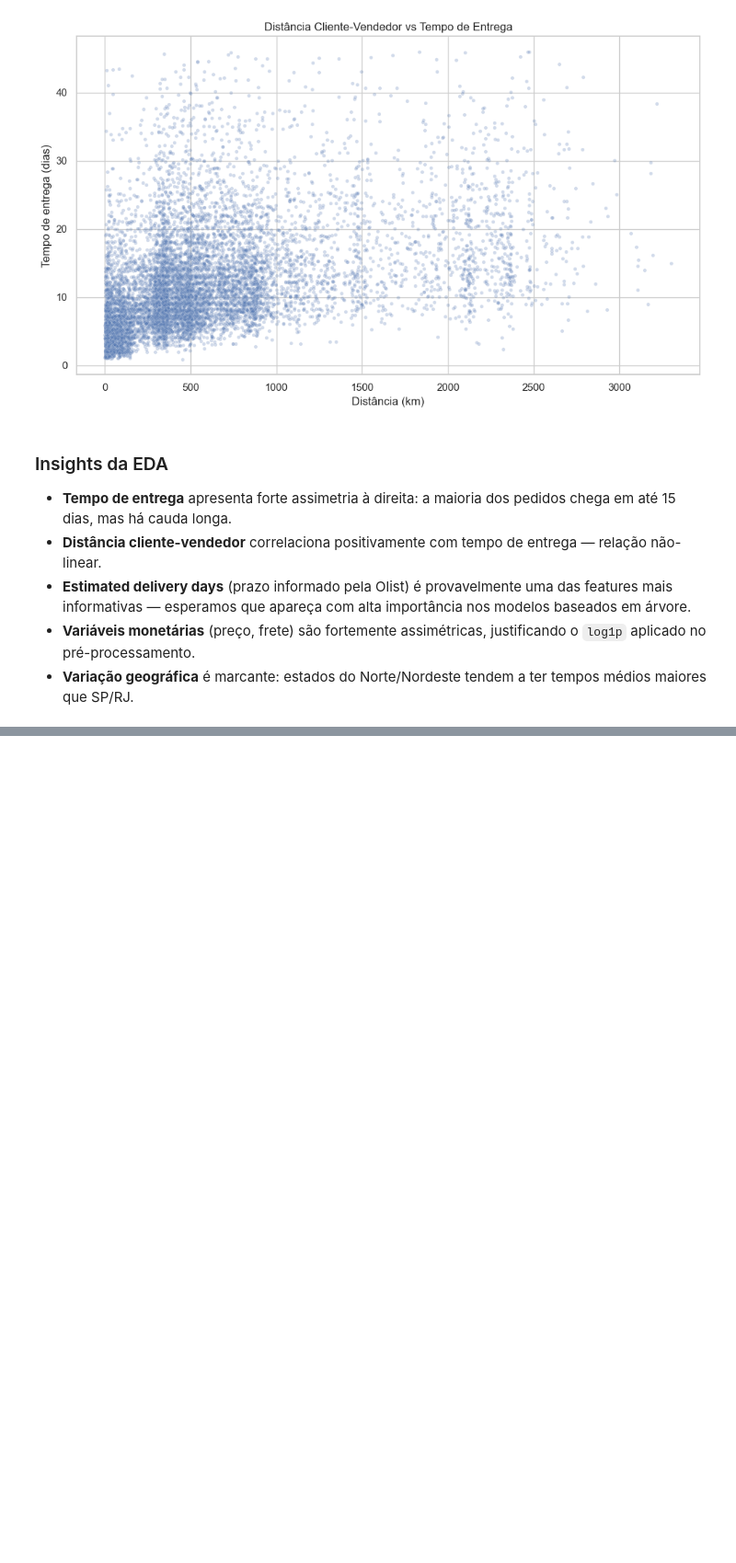
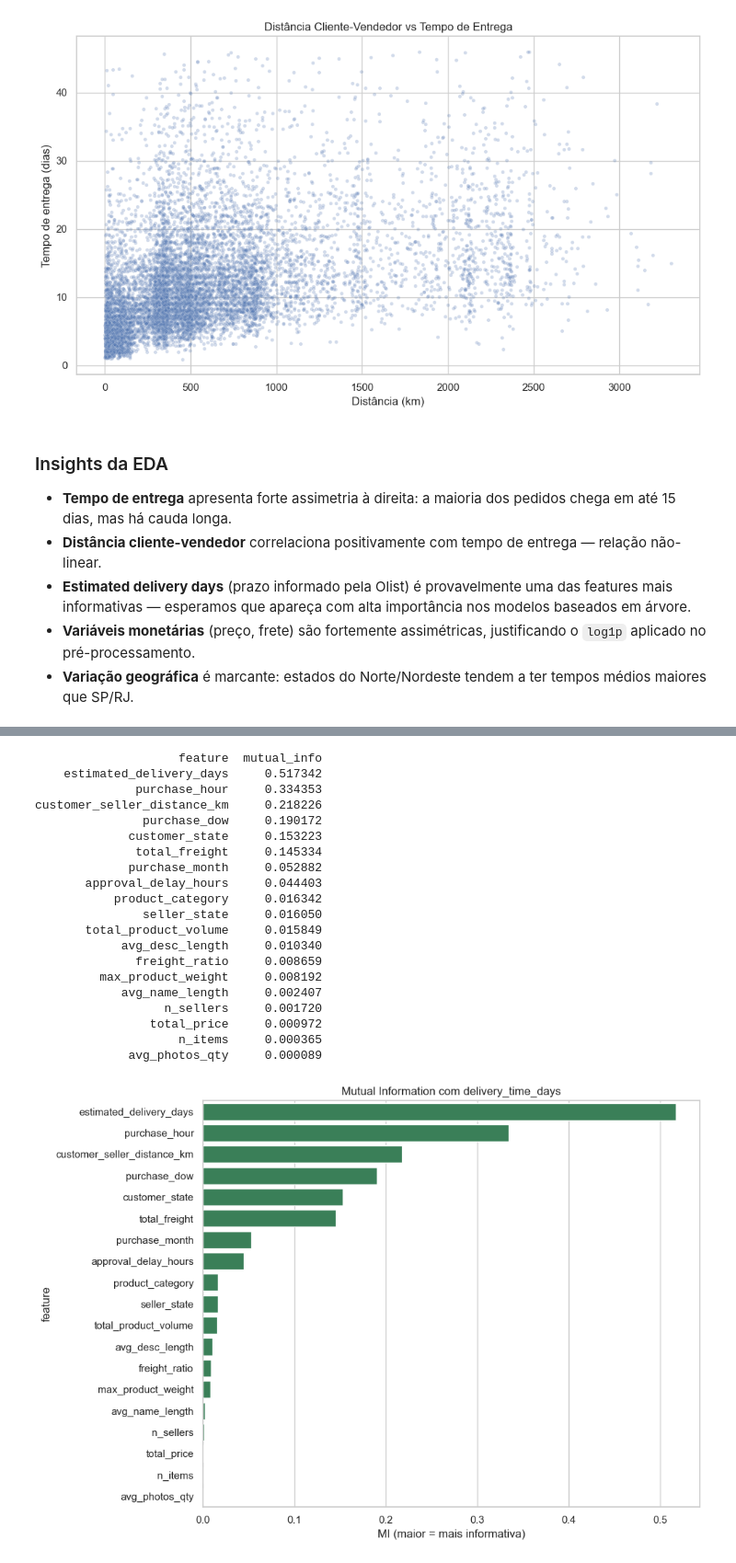
Before and after one commit to Overkillas/olist-delivery-time-prediction, a Jupyter notebook: olist_delivery_time_prediction.ipynb, the cells around one changed output, grey strips where cells are left out. Shown at 92% size. Drawn from its saved outputs; the diff is of its cells as text; code cells hidden in the pictures; blank space fills up the shorter version.

```diff
--- a/olist_delivery_time_prediction.ipynb
+++ b/olist_delivery_time_prediction.ipynb
@@ -799,0 +928,45 @@ plt.show()
+# %%
+# === Seção 4.2 — Mutual Information ===
+# Pode ser lento em ~95k linhas; usamos uma amostra para acelerar mantendo robustez estatística.
+
+amostra_mi = df_enc.sample(n=min(20000, len(df_enc)), random_state=SEED)
+X_mi = amostra_mi[FEATURES_ALL]
+y_mi = amostra_mi["delivery_time_days"]
+
+# discrete_features=True só para colunas codificadas como inteiros (categóricas + algumas discretas)
+discrete_mask = [c in FEATURES_CAT + ["purchase_dow", "purchase_month", "purchase_hour", "n_items", "n_sellers"]
+                 for c in FEATURES_ALL]
+
+mi = mutual_info_regression(X_mi, y_mi, discrete_features=discrete_mask, random_state=SEED)
+mi_df = pd.DataFrame({"feature": FEATURES_ALL, "mutual_info": mi}).sort_values("mutual_info", ascending=False)
+
+print(mi_df.to_string(index=False))
+
+plt.figure(figsize=(10, 7))
+sns.barplot(data=mi_df, y="feature", x="mutual_info", color="seagreen")
+plt.title("Mutual Information com delivery_time_days")
+plt.xlabel("MI (maior = mais informativa)")
+plt.tight_layout()
+plt.show()
+# %% [output]
+                    feature  mutual_info
+    estimated_delivery_days     0.517342
+              purchase_hour     0.334353
+customer_seller_distance_km     0.218226
+               purchase_dow     0.190172
+             customer_state     0.153223
+              total_freight     0.145334
+             purchase_month     0.052882
+       approval_delay_hours     0.044403
+           product_category     0.016342
+               seller_state     0.016050
+       total_product_volume     0.015849
+            avg_desc_length     0.010340
+              freight_ratio     0.008659
+         max_product_weight     0.008192
+            avg_name_length     0.002407
+                  n_sellers     0.001720
+                total_price     0.000972
+                    n_items     0.000365
+             avg_photos_qty     0.000089
+[figure, added]
```
Also changed, not shown: parts of 21 cells of this notebook.
